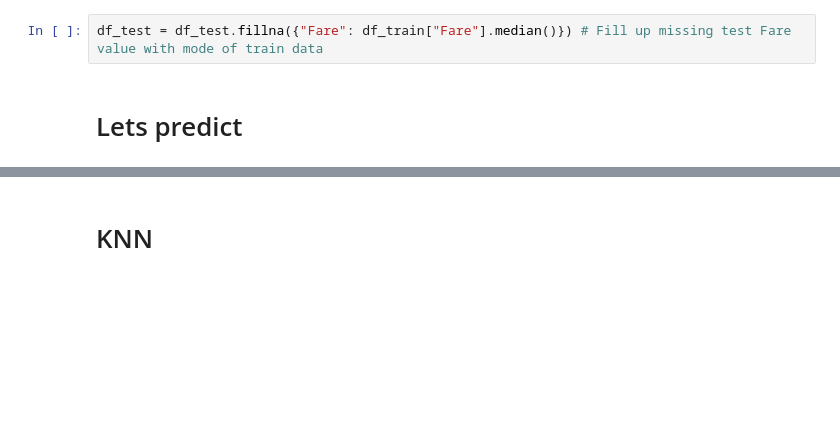
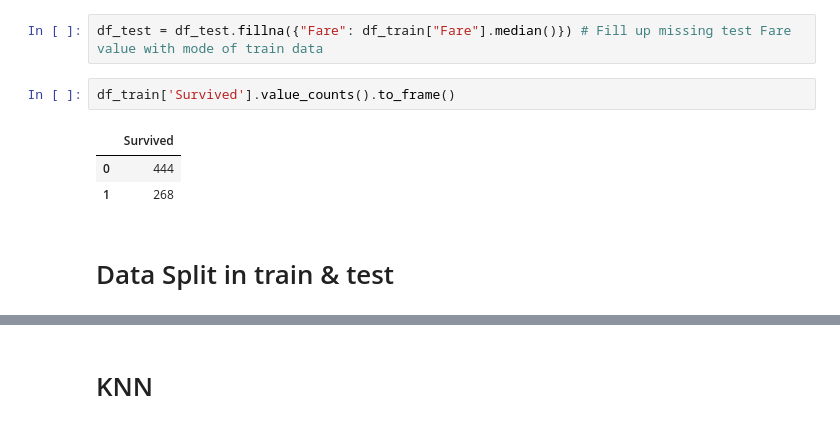
Before and after one commit to niggoo/titanic-classification, a Jupyter notebook: notebook.ipynb, the cells around one changed output, grey strips where cells are left out. Saved outputs shown, nothing was run; the diff lists cells and outputs as text; blank space fills up the shorter version.

```diff
--- a/notebook.ipynb
+++ b/notebook.ipynb
@@ -212,7 +312,13 @@ print(f"Mode: {df_train['Fare'].mode()[0]}")
 # %%
 df_test = df_test.fillna({"Fare": df_train["Fare"].median()}) # Fill up missing test Fare value with mode of train data
-# %% [markdown]
-# Lets predict
+# %%
+df_train['Survived'].value_counts().to_frame()
+# %% [output]
+|  | Survived |
+| 0 | 444 |
+| 1 | 268 |
+# %% [markdown]
+# Data Split in train & test
 # %%
 x_train = df_train.drop(["PassengerId", "Survived"], axis=1)
 y_train = df_train["Survived"].to_frame()
```
Also changed, not shown: parts of 74 cells of this notebook.
